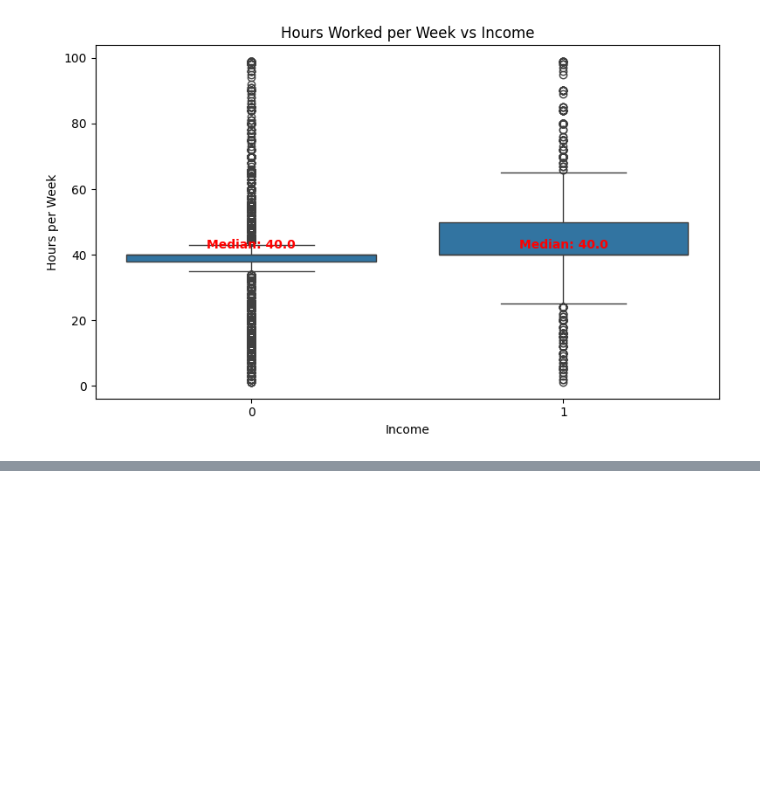
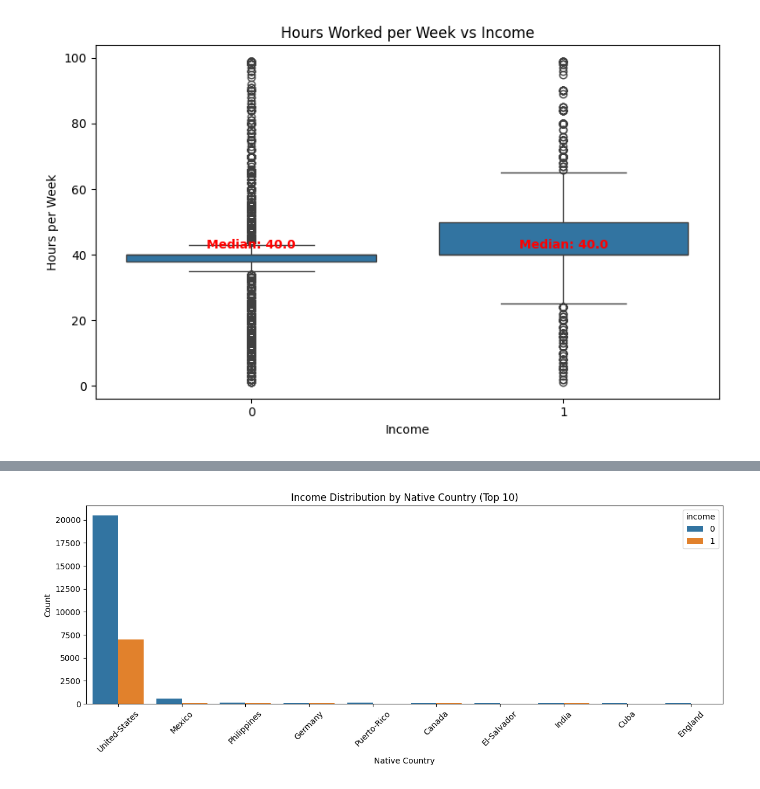
Before and after one commit to vijaivimu/SDS-CP034-incomeinsight, a Jupyter notebook: submissions/team-members/Vijai/02_eda_income_insights.ipynb, the cells around one changed output, grey strips where cells are left out. Saved outputs shown, nothing was run; the diff lists cells and outputs as text; code cells hidden in the pictures; blank space fills up the shorter version.

```diff
--- a/submissions/team-members/Vijai/02_eda_income_insights.ipynb
+++ b/submissions/team-members/Vijai/02_eda_income_insights.ipynb
@@ -184,0 +217,19 @@ plt.show()
+# %%
+# Get top 10 countries by frequency
+top_countries = df_cleaned['native.country'].value_counts().head(10).index
+
+# Filter to top countries only
+df_top_country = df_cleaned[df_cleaned['native.country'].isin(top_countries)]
+
+# Plot: native-country vs income
+plt.figure(figsize=(12, 5))
+sns.countplot(data=df_top_country, x='native.country', hue='income', order=top_countries)
+plt.title("Income Distribution by Native Country (Top 10)")
+plt.xlabel("Native Country")
+plt.ylabel("Count")
+plt.xticks(rotation=45)
+plt.tight_layout()
+plt.savefig("charts/question3_income_by_country_top10.png", bbox_inches='tight')
+plt.show()
+# %% [output]
+[figure, added]
```
Also changed, not shown: parts of 2 cells of this notebook, 4 other files.
